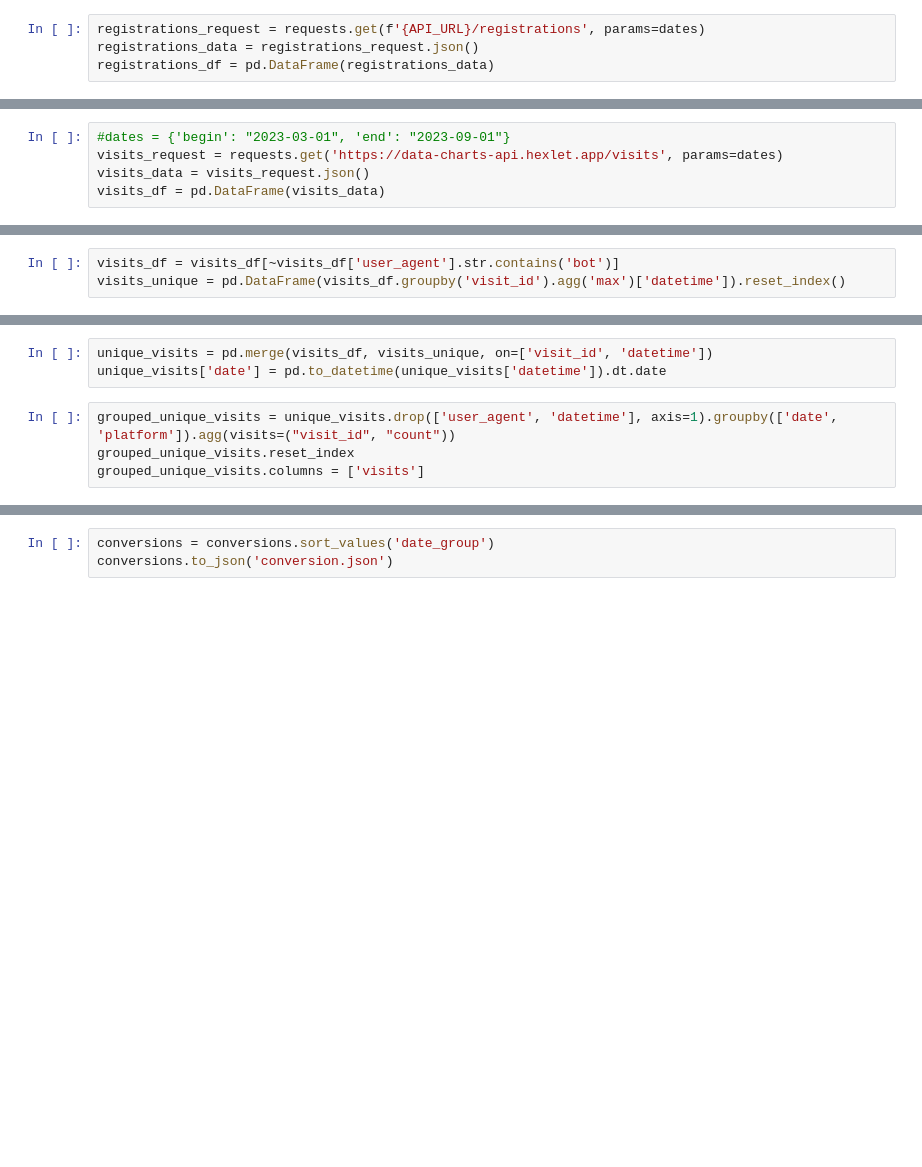
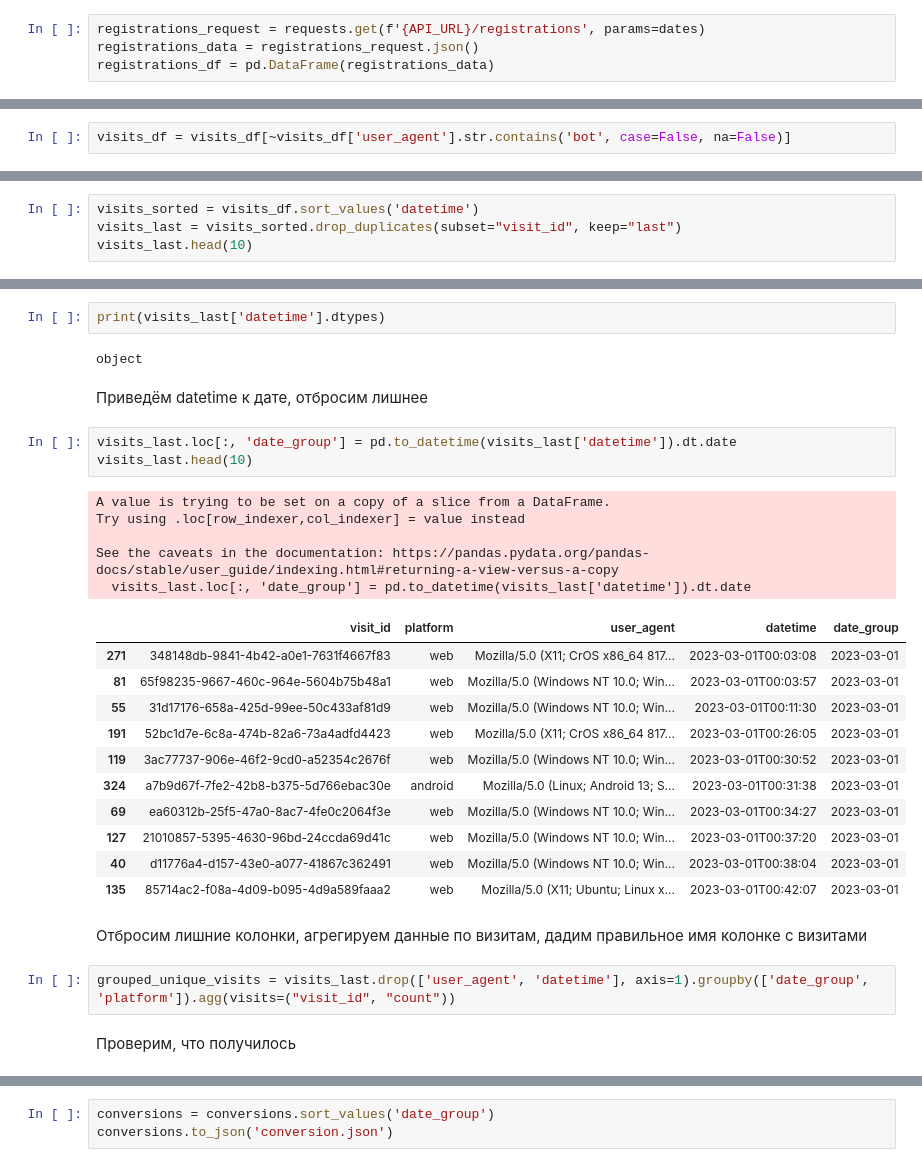
Before and after one commit to Vbhfbk/data-analytics-project-100, a Jupyter notebook: charts_project.ipynb, the cells around one changed output, grey strips where cells are left out. Drawn from its saved outputs; the diff is of its cells as text; blank space fills up the shorter version.

```diff
--- a/charts_project.ipynb
+++ b/charts_project.ipynb
@@ -26,5 +66,0 @@ registrations_df = pd.DataFrame(registrations_data)
-# %%
-#dates = {'begin': "2023-03-01", 'end': "2023-09-01"}
-visits_request = requests.get('https://data-charts-api.hexlet.app/visits', params=dates)
-visits_data = visits_request.json()
-visits_df = pd.DataFrame(visits_data)
@@ -37,3 +91,2 @@ registrations_df = pd.DataFrame(registrations_data)
 # %%
-visits_df = visits_df[~visits_df['user_agent'].str.contains('bot')]
-visits_unique = pd.DataFrame(visits_df.groupby('visit_id').agg('max')['datetime']).reset_index()
+visits_df = visits_df[~visits_df['user_agent'].str.contains('bot', case=False, na=False)]
@@ -39,0 +117,4 @@ visits_unique = pd.DataFrame(visits_df.groupby('visit_id').agg('max')['datetime'
+# %%
+visits_sorted = visits_df.sort_values('datetime')
+visits_last = visits_sorted.drop_duplicates(subset="visit_id", keep="last")
+visits_last.head(10)
@@ -40,7 +133,32 @@ visits_unique = pd.DataFrame(visits_df.groupby('visit_id').agg('max')['datetime'
+# %%
+print(visits_last['datetime'].dtypes)
+# %% [output]
+object
+# %% [markdown]
+Приведём datetime к дате, отбросим лишнее
 # %%
-unique_visits = pd.merge(visits_df, visits_unique, on=['visit_id', 'datetime'])
-unique_visits['date'] = pd.to_datetime(unique_visits['datetime']).dt.date
+visits_last.loc[:, 'date_group'] = pd.to_datetime(visits_last['datetime']).dt.date
+visits_last.head(10)
+# %% [output]
+A value is trying to be set on a copy of a slice from a DataFrame.
+Try using .loc[row_indexer,col_indexer] = value instead
+
+See the caveats in the documentation: https://pandas.pydata.org/pandas-docs/stable/user_guide/indexing.html#returning-a-view-versus-a-copy
+  visits_last.loc[:, 'date_group'] = pd.to_datetime(visits_last['datetime']).dt.date
+|  | visit_id | platform | user_agent | datetime | date_group |
+| 271 | 348148db-9841-4b42-a0e1-7631f4667f83 | web | Mozilla/5.0 (X11; CrOS x86_64 817... | 2023-03-01T00:03:08 | 2023-03-01 |
+| 81 | 65f98235-9667-460c-964e-5604b75b48a1 | web | Mozilla/5.0 (Windows NT 10.0; Win... | 2023-03-01T00:03:57 | 2023-03-01 |
+| 55 | 31d17176-658a-425d-99ee-50c433af81d9 | web | Mozilla/5.0 (Windows NT 10.0; Win... | 2023-03-01T00:11:30 | 2023-03-01 |
+| 191 | 52bc1d7e-6c8a-474b-82a6-73a4adfd4423 | web | Mozilla/5.0 (X11; CrOS x86_64 817... | 2023-03-01T00:26:05 | 2023-03-01 |
+| 119 | 3ac77737-906e-46f2-9cd0-a52354c2676f | web | Mozilla/5.0 (Windows NT 10.0; Win... | 2023-03-01T00:30:52 | 2023-03-01 |
+| 324 | a7b9d67f-7fe2-42b8-b375-5d766ebac30e | android | Mozilla/5.0 (Linux; Android 13; S... | 2023-03-01T00:31:38 | 2023-03-01 |
+| 69 | ea60312b-25f5-47a0-8ac7-4fe0c2064f3e | web | Mozilla/5.0 (Windows NT 10.0; Win... | 2023-03-01T00:34:27 | 2023-03-01 |
+| 127 | 21010857-5395-4630-96bd-24ccda69d41c | web | Mozilla/5.0 (Windows NT 10.0; Win... | 2023-03-01T00:37:20 | 2023-03-01 |
+| 40 | d11776a4-d157-43e0-a077-41867c362491 | web | Mozilla/5.0 (Windows NT 10.0; Win... | 2023-03-01T00:38:04 | 2023-03-01 |
+| 135 | 85714ac2-f08a-4d09-b095-4d9a589faaa2 | web | Mozilla/5.0 (X11; Ubuntu; Linux x... | 2023-03-01T00:42:07 | 2023-03-01 |
+# %% [markdown]
+Отбросим лишние колонки, агрегируем данные по визитам, дадим правильное имя колонке с визитами
 # %%
-grouped_unique_visits = unique_visits.drop(['user_agent', 'datetime'], axis=1).groupby(['date', 'platform']).agg(visits=("visit_id", "count"))
-grouped_unique_visits.reset_index
-grouped_unique_visits.columns = ['visits']
+grouped_unique_visits = visits_last.drop(['user_agent', 'datetime'], axis=1).groupby(['date_group', 'platform']).agg(visits=("visit_id", "count"))
+# %% [markdown]
+Проверим, что получилось
```
Also changed, not shown: parts of 56 cells of this notebook.
